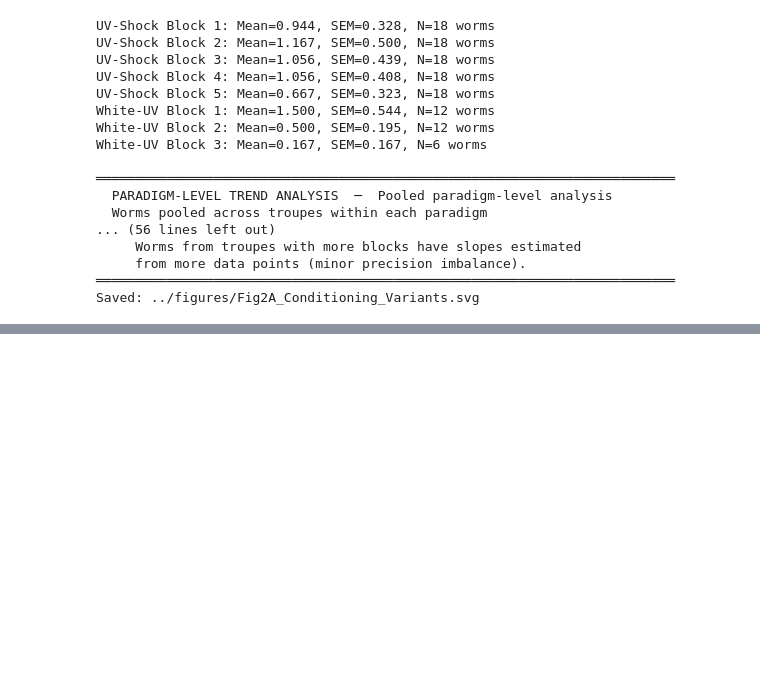
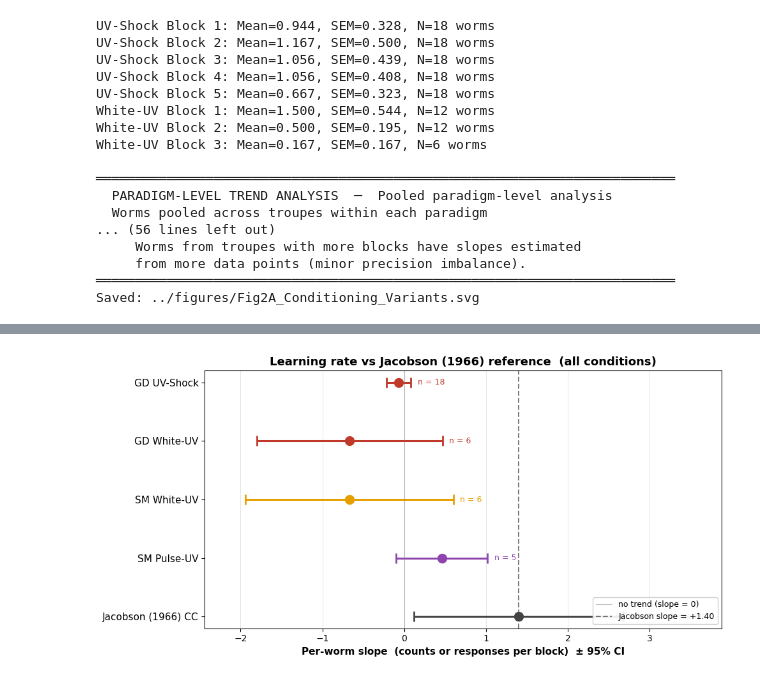
Before and after one commit to madeleinesnyder/PlanariaPipe, a Jupyter notebook: hand_scoring_scripts/Fig2_Conditioning_Variants.ipynb, the cells around one changed output, grey strips where cells are left out. Drawn from its saved outputs; the diff is of its cells as text; code cells hidden in the pictures; blank space fills up the shorter version.

Commit message:
addiional stats

```diff
--- a/hand_scoring_scripts/Fig2_Conditioning_Variants.ipynb
+++ b/hand_scoring_scripts/Fig2_Conditioning_Variants.ipynb
@@ -1012,0 +1614,90 @@ Saved: Fig2B_PulseUV.svg
+# %%
+# ══════════════════════════════════════════════════════════════════════════════
+#  Compare Pulse-UV learning rate against Jacobson (1966) CC reference
+#  ────────────────────────────────────────────────────────────────────────────
+#  Depends on:
+#    • cell 10 — JAC_SLOPE, JAC_SLOPE_SE, JAC_DF, compare_to_jacobson(),
+#                _slopes_from_trend(), slopes_gd_uv / slopes_gd_wu / slopes_sm_wu
+#    • cell 11 — pulse_stats  (Pulse-UV trend test, W6 excluded, n=5)
+#
+#  Pulse-UV was held out of cell 10's comparison because its dataframe is
+#  filtered separately (W6 dropped). It is the only condition in the study
+#  with a positive mean slope (+0.46 ± 0.20 SEM contractions/block). Below we
+#  test whether that slope is also COMPARABLE to Jacobson's reported CC slope
+#  (+1.40 ± 0.40 responses/block), and regenerate the forest plot with all
+#  four populations side-by-side against Jacobson.
+# ══════════════════════════════════════════════════════════════════════════════
+
+# Extract Pulse-UV per-worm slopes (computed in cell 11 with W6 excluded)
+trend_pulse  = pulse_stats['_trend_analysis']['Pulse-UV']
+slopes_pulse = _slopes_from_trend(trend_pulse)
+
+print("\n" + "═" * 78)
+print(f"  PULSE-UV vs JACOBSON CC  (reference slope = {JAC_SLOPE:+.3f} resp/block)")
+print("═" * 78)
+
+cmp_pulse = compare_to_jacobson('Pulse-UV (SM, W6 excluded)', slopes_pulse)
+
+# ── Forest plot: all 4 populations vs Jacobson ──────────────────────────────
+COLOR_PULSEUV = '#8E44AD'   # purple — matches PARADIGM_GROUPS['Pulse-UV']['color']
+
+fig, ax = plt.subplots(figsize=(10, 5))
+
+entries_all = []   # (label, mean, lo, hi, color, n_str)
+
+def _add4(label, slopes, color):
+    if slopes is None or len(slopes) < 2:
+        return
+    mu  = slopes.mean()
+    se  = slopes.std(ddof=1) / np.sqrt(len(slopes))
+    tc  = stats.t.ppf(0.975, df=len(slopes) - 1)
+    entries_all.append((label, mu, mu - tc * se, mu + tc * se, color,
+                        f"n = {len(slopes)}"))
+
+_add4('GD UV-Shock',  slopes_gd_uv,  COLOR_UVSHOCK)
+_add4('GD White-UV',  slopes_gd_wu,  COLOR_WHITEUV_GD)
+_add4('SM White-UV',  slopes_sm_wu,  COLOR_WHITEUV_SM)
+_add4('SM Pulse-UV',  slopes_pulse,  COLOR_PULSEUV)
+# Jacobson reference
+jac_tc = stats.t.ppf(0.975, df=JAC_DF)
+entries_all.append(('Jacobson (1966) CC',
+                    JAC_SLOPE,
+                    JAC_SLOPE - jac_tc * JAC_SLOPE_SE,
+                    JAC_SLOPE + jac_tc * JAC_SLOPE_SE,
+                    '#444444',
+                    'N = 5 block means'))
+
+ypos = list(range(len(entries_all), 0, -1))
+for y, (label, mu, lo, hi, color, n_str) in zip(ypos, entries_all):
+    ax.errorbar(mu, y, xerr=[[mu - lo], [hi - mu]],
+                fmt='o', color=color, markersize=10,
+                capsize=6, capthick=2, linewidth=2.2)
+    ax.text(hi + 0.08, y, n_str, va='center', ha='left',
+            fontsize=9, color=color)
+
+ax.axvline(0, color='gray', linestyle='-', linewidth=0.8, alpha=0.5,
+           label='no trend (slope = 0)')
+ax.axvline(JAC_SLOPE, color='#444444', linestyle='--', linewidth=1.5, alpha=0.7,
+           label=f'Jacobson slope = {JAC_SLOPE:+.2f}')
+
+ax.set_yticks(ypos)
+ax.set_yticklabels([e[0] for e in entries_all], fontsize=11)
+ax.set_xlabel('Per-worm slope  (counts or responses per block)  ± 95% CI',
+              fontsize=11, fontweight='bold')
+ax.set_title('Learning rate vs Jacobson (1966) reference  (all conditions)',
+             fontsize=13, fontweight='bold')
+ax.legend(loc='lower right', fontsize=9, framealpha=0.9)
+ax.grid(True, axis='x', color='gray', linestyle='-', linewidth=0.5, alpha=0.3)
+ax.set_axisbelow(True)
+
+# Pad x-axis to leave room for n-labels at the right
+xmin = min(e[2] for e in entries_all) - 0.5
+xmax = max(e[3] for e in entries_all) + 1.2
+ax.set_xlim(xmin, xmax)
+
+plt.tight_layout()
+savepath = '../figures/Fig2_SlopeVsJacobson_AllConditions.svg'
+fig.savefig(savepath, dpi=300, bbox_inches='tight')
+print(f"\nSaved: {savepath}")
+plt.show()
+# %% [output]
@@ -1012,0 +1721 @@ Saved: Fig2B_PulseUV.svg
+[figure, added]
```
Also changed, not shown: parts of 6 cells of this notebook, 12 other files.
